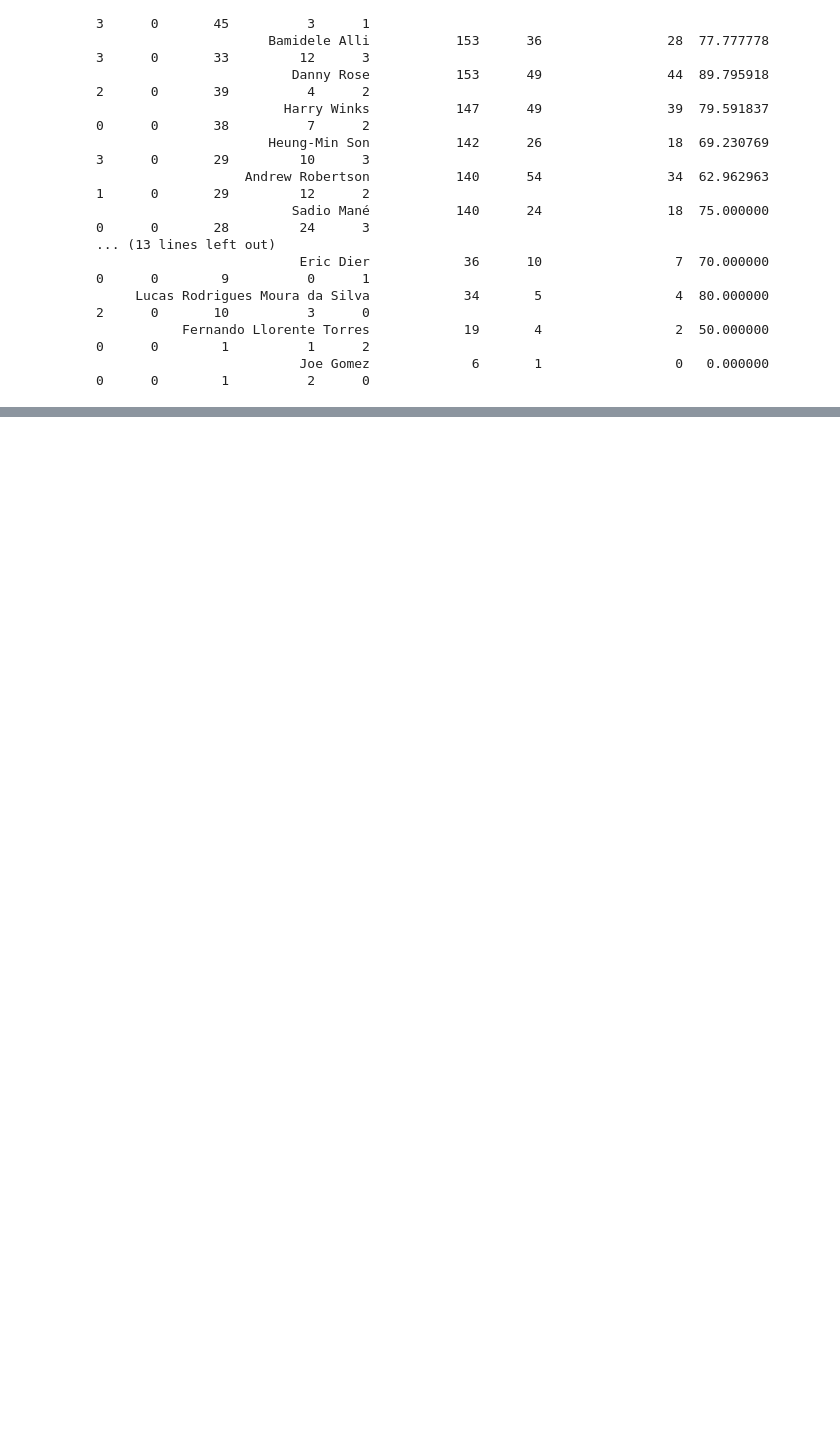
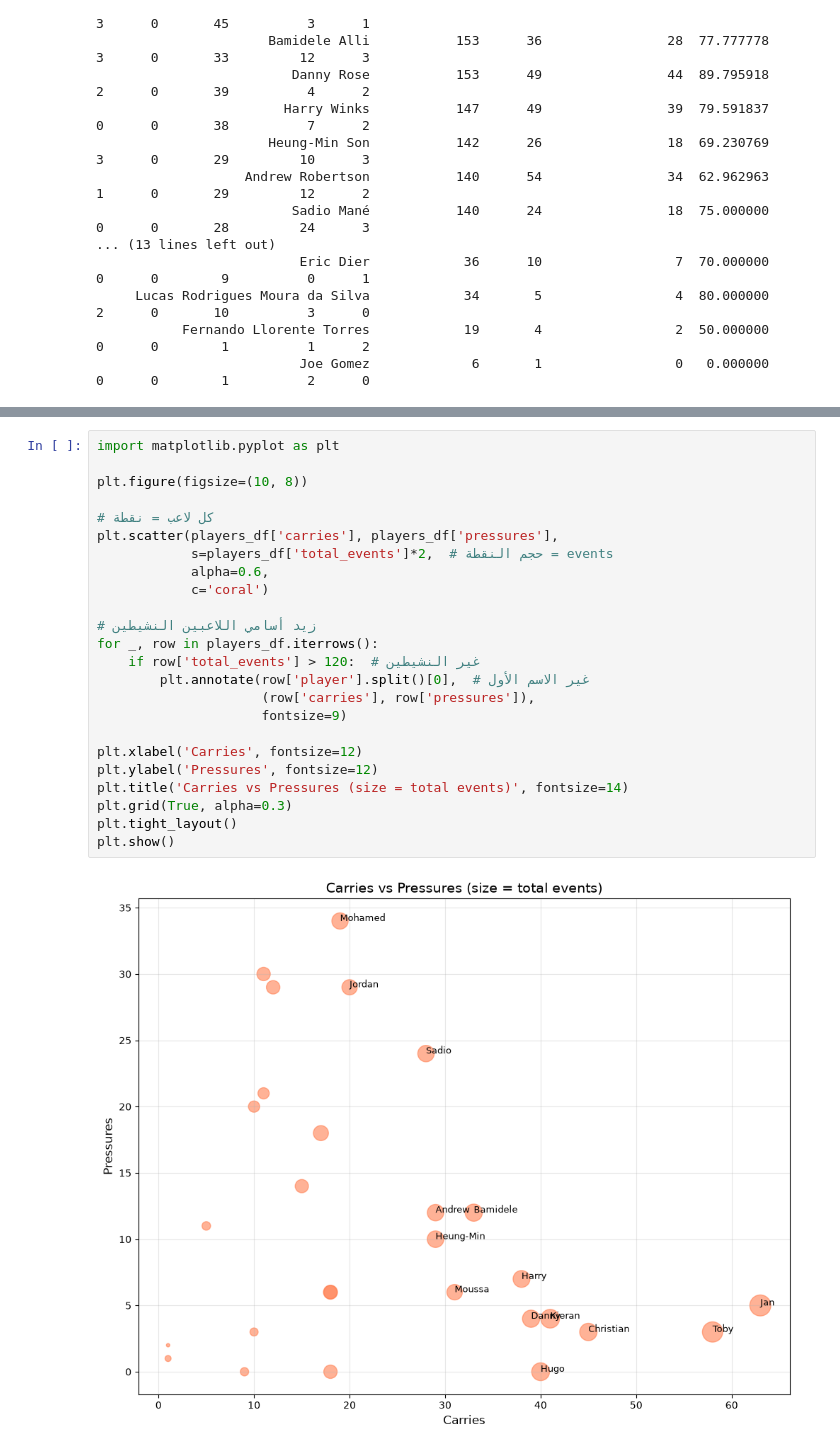
Before and after one commit to Ho69am37/football-player-analyzer, a Jupyter notebook: notebooks/01_exploring_data.ipynb, the cells around one changed output, grey strips where cells are left out. Drawn from its saved outputs; the diff is of its cells as text; blank space fills up the shorter version.

```diff
--- a/notebooks/01_exploring_data.ipynb
+++ b/notebooks/01_exploring_data.ipynb
@@ -393,0 +408,26 @@ print(players_df.sort_values('total_events', ascending=False).to_string(index=Fa
+# %%
+import matplotlib.pyplot as plt
+
+plt.figure(figsize=(10, 8))
+
+# كل لاعب = نقطة
+plt.scatter(players_df['carries'], players_df['pressures'],
+            s=players_df['total_events']*2,  # حجم النقطة = events
+            alpha=0.6,
+            c='coral')
+
+# زيد أسامي اللاعبين النشيطين
+for _, row in players_df.iterrows():
+    if row['total_events'] > 120:  # غير النشيطين
+        plt.annotate(row['player'].split()[0],  # غير الاسم الأول
+                     (row['carries'], row['pressures']),
+                     fontsize=9)
+
+plt.xlabel('Carries', fontsize=12)
+plt.ylabel('Pressures', fontsize=12)
+plt.title('Carries vs Pressures (size = total events)', fontsize=14)
+plt.grid(True, alpha=0.3)
+plt.tight_layout()
+plt.show()
+# %% [output]
+[figure, added]
```
Also changed, not shown: parts of 2 cells of this notebook.
